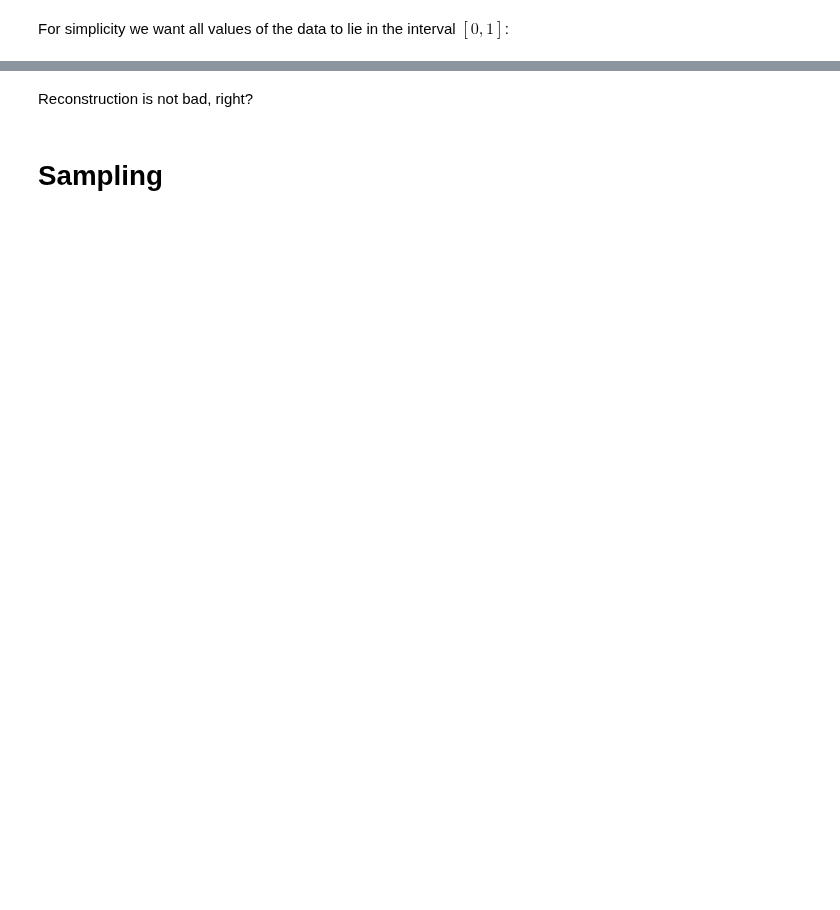
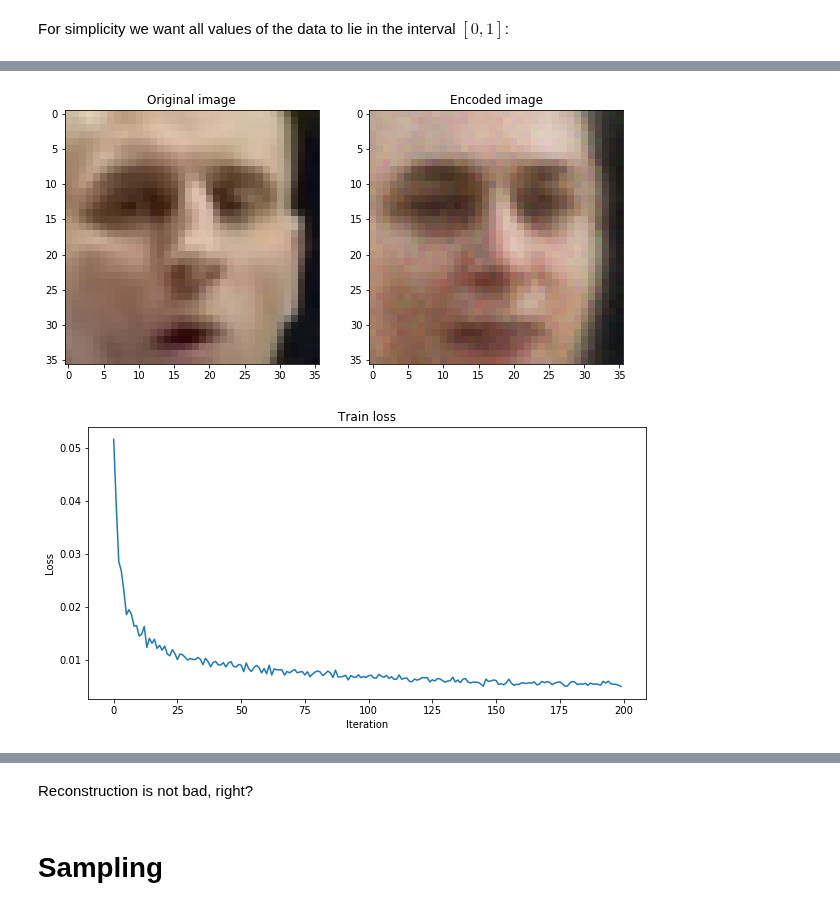
Before and after one commit to dzisandy/Deep-Learning, a Jupyter notebook: HW3/homework03_part2_vae_advanced.ipynb, the cells around one changed output, grey strips where cells are left out. Drawn from its saved outputs; the diff is of its cells as text; code cells hidden in the pictures; blank space fills up the shorter version.

```diff
--- a/HW3/homework03_part2_vae_advanced.ipynb
+++ b/HW3/homework03_part2_vae_advanced.ipynb
@@ -166,7 +173,8 @@ def train(model, n_epoch, criterion, optimizer, train_loader, val_loader, image_
         model.eval()
         for X in val_loader:
             encode, _ = model(Variable(X[0]).cuda())
-        image_progress.append(encode[0])
+        if epoch in [6, 11, 16, 21, 26, 31, 36, 41, 46, 51, 56, 61, 66, 71, 76, 81, 86, 91, 96]:
+            image_progress.append(encode[0])
         display.clear_output(wait = True)
 
         #reconstruction
@@ -188,7 +196,10 @@ def train(model, n_epoch, criterion, optimizer, train_loader, val_loader, image_
         plt.show()
     return image_progress
 # %%
-image_progress = train(autoencoder, 2, criterion, optimizer, train_loader, val_loader, image_h, image_w)
+image_progress = train(autoencoder, 100, criterion, optimizer, train_loader, val_loader, image_h, image_w)
+# %% [output]
+[figure, added]
+[figure, added]
 # %%
 # Examine the reconstructions
 for j, data in enumerate(val_loader, 0):
```
Also changed, not shown: parts of 10 cells of this notebook.
